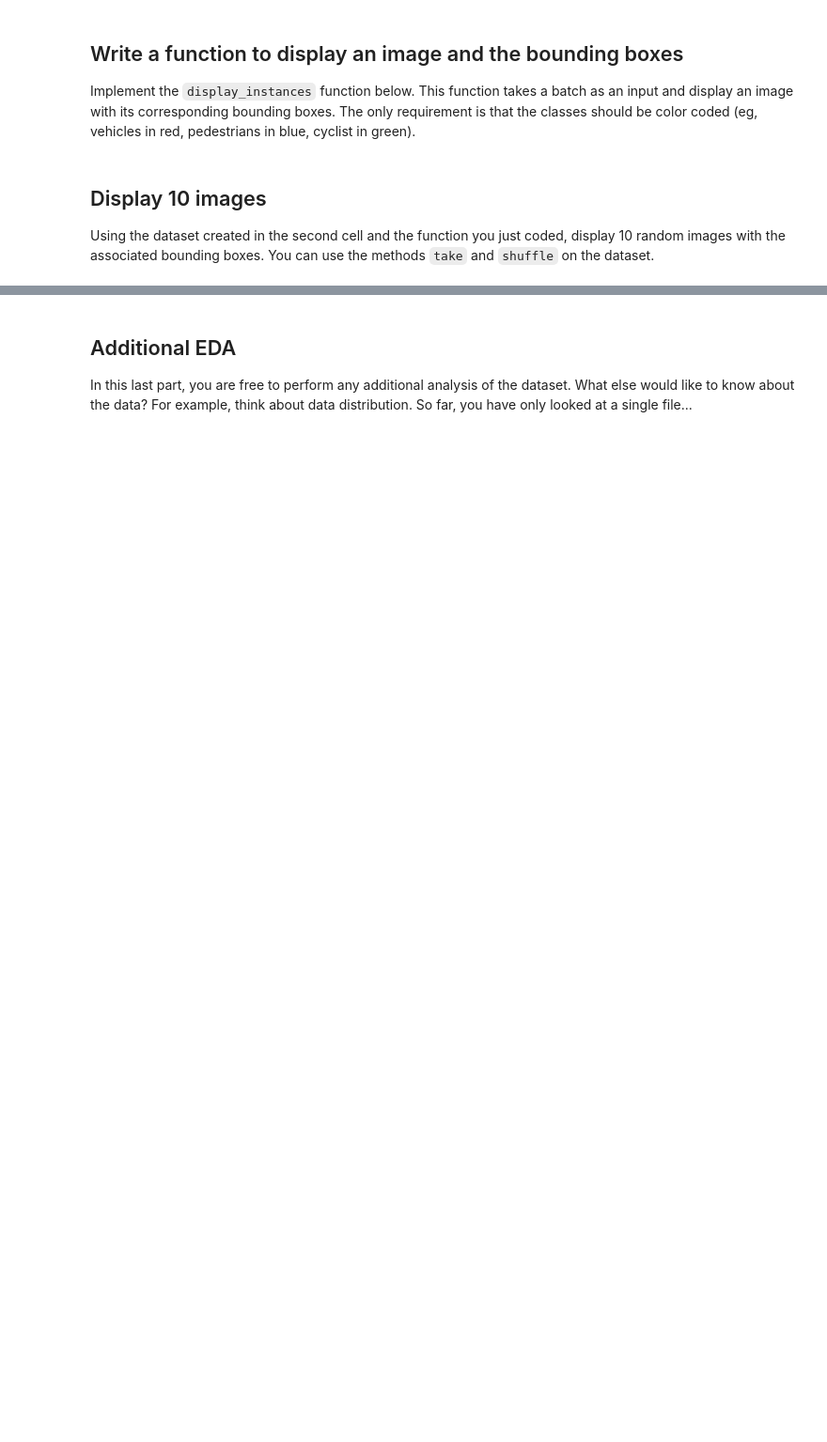
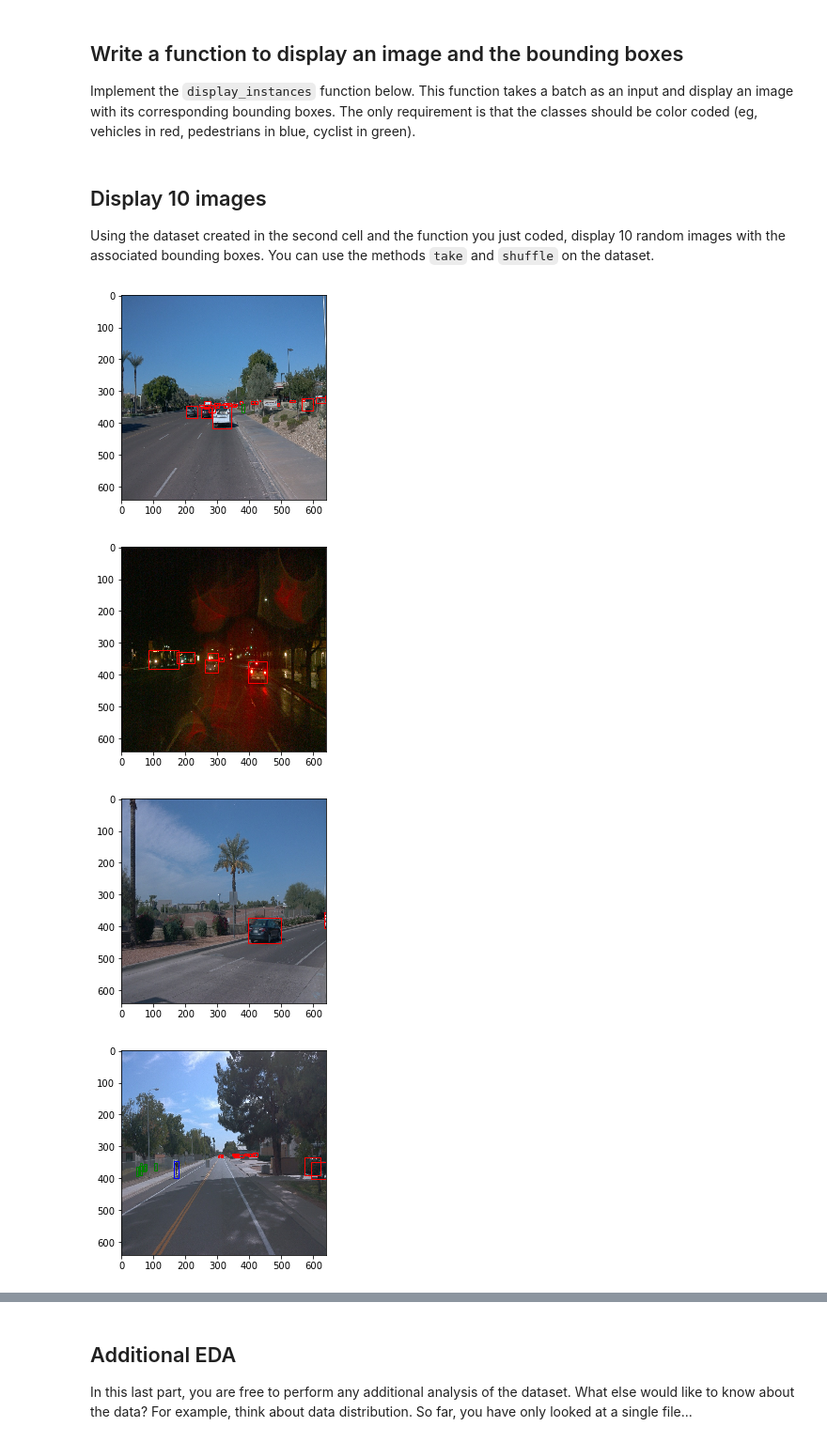
Before and after one commit to udacity/nd013-c1-vision-starter, a Jupyter notebook: Exploratory Data Analysis.ipynb, the cells around one changed output, grey strips where cells are left out. Shown at 94% size. Cells and saved outputs as stored; diff of their text form; code cells hidden in the pictures; blank space fills up the shorter version.

Commit message:
Implemented code to extract and display 10 images

```diff
--- a/Exploratory Data Analysis.ipynb
+++ b/Exploratory Data Analysis.ipynb
@@ -9,0 +11,2 @@ dataset = get_dataset("PROCESSED TF RECORD PATH")
+# %%
+dataset = get_dataset("/app/project/processed_data/processed/*.tfrecord")
@@ -21,3 +21,30 @@ def display_instances(batch):
+# %%
+def display_instances(batch):
+    """
+    This function takes a batch from the dataset and display the image with
+    the associated bounding boxes.
+    """
+    class_color = {1: 'r', 2: 'g', 4: 'b'}
+
+    image = batch['image'].numpy()
+    bboxes = batch['groundtruth_boxes'].numpy()
+    classes = batch['groundtruth_classes']
+
+    img_height, img_width, _ = image.shape
+
+    fig, ax = plt.subplots()
+    ax.imshow(image)
+
+    for box, obj_class in zip(bboxes, classes):
+        x = box[1] * img_width
+        y = box[0] * img_height
+        height = (box[2] - box[0]) * img_height
+        width = (box[3] - box[1]) * img_width
+        rect = patches.Rectangle((x, y), width, height, linewidth=1, edgecolor=class_color[obj_class.numpy()], facecolor='None')
+        ax.add_patch(rect)
+
+    plt.show()
+    plt.close('all')
 # %% [markdown]
 ## Display 10 images
 
@@ -26,0 +52,8 @@ Using the dataset created in the second cell and the function you just coded, di
+# %%
+for batch in dataset.take(10):
+    display_instances(batch)
+# %% [output]
+[figure, added]
+[figure, added]
+[figure, added]
+[figure, added]
```
Also changed, not shown: parts of 7 cells of this notebook, 2 other files.
